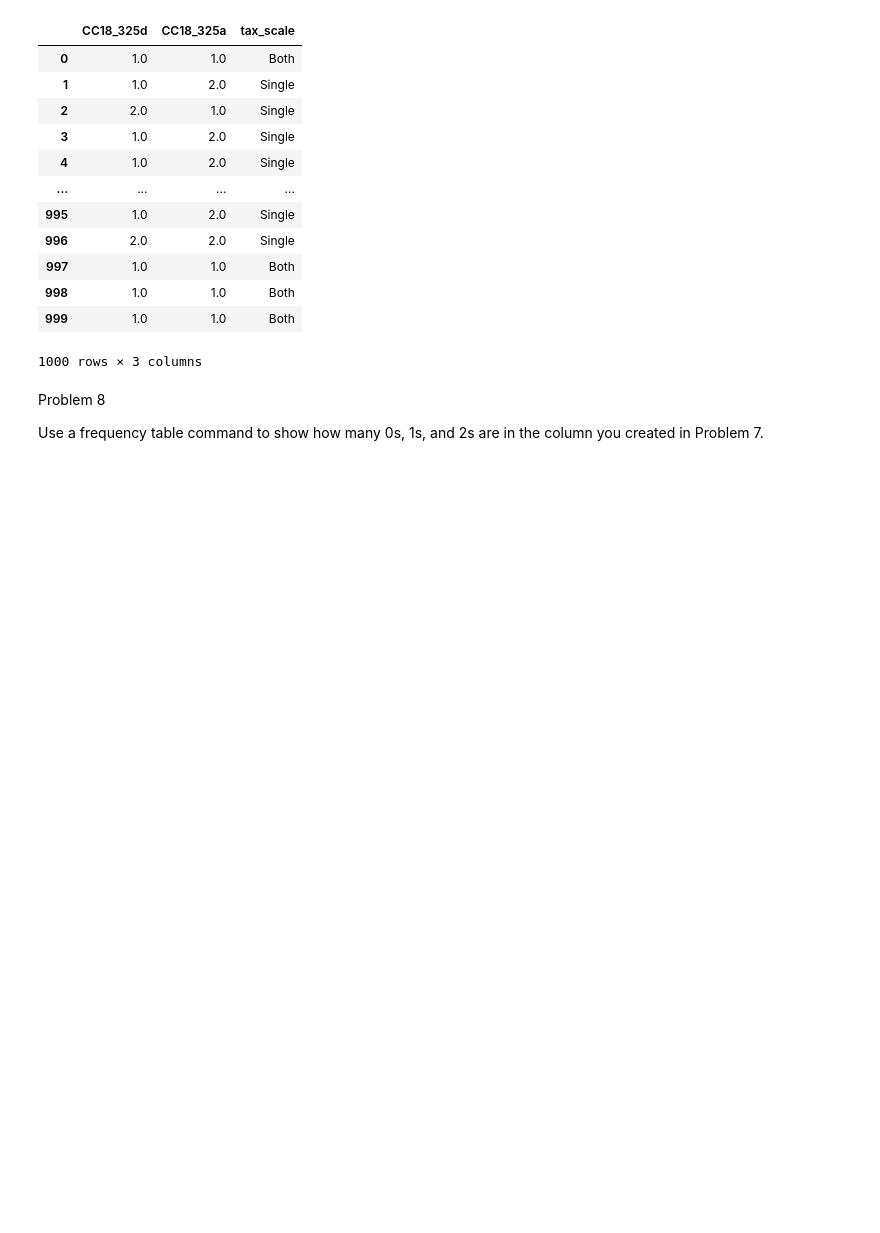
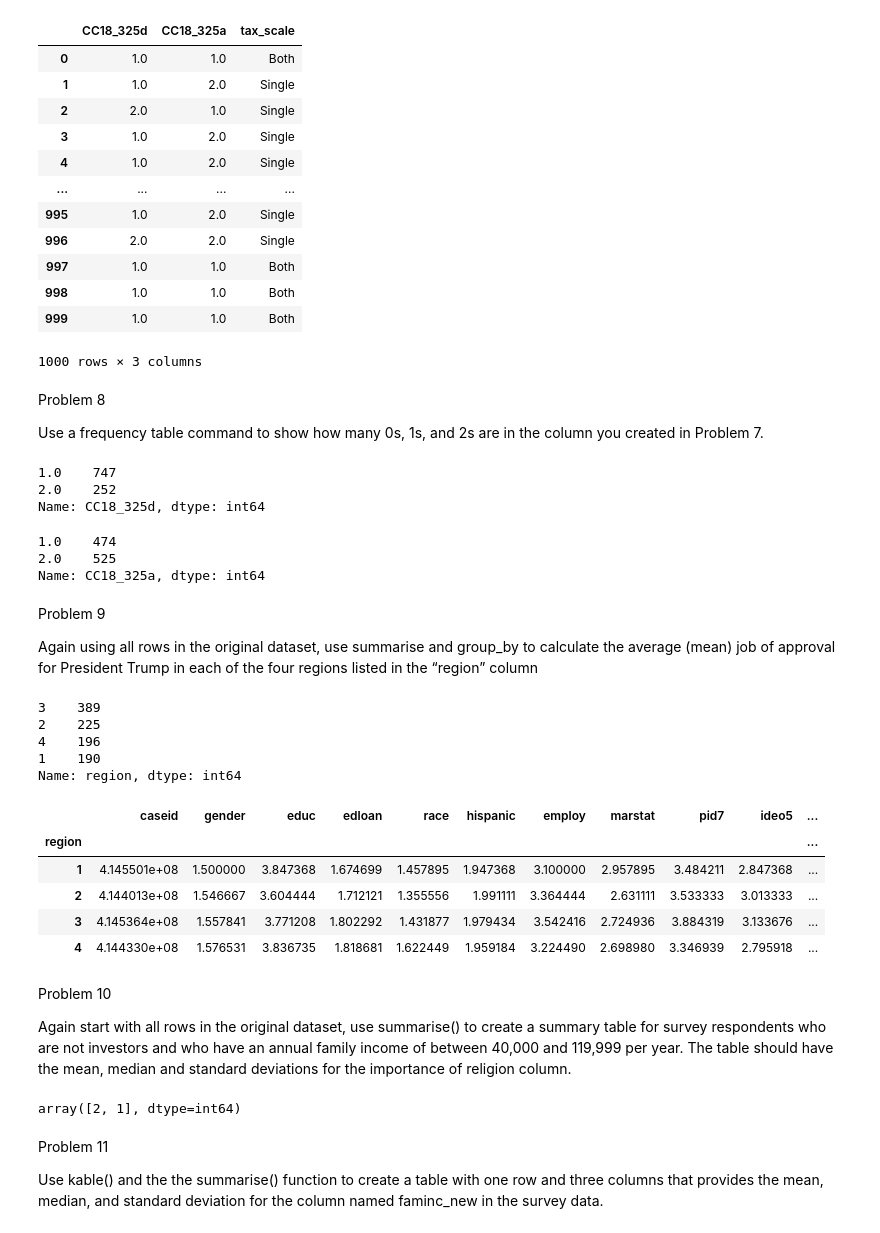
Before and after one commit to dennislamcv1/JHUVisualization, a Jupyter notebook: Getting Started with Data Visualization in R/Your R Markdown Report.ipynb, the cells around one changed output. Cells and saved outputs as stored; diff of their text form; code cells hidden in the pictures; blank space fills up the shorter version.

```diff
--- a/Getting Started with Data Visualization in R/Your R Markdown Report.ipynb
+++ b/Getting Started with Data Visualization in R/Your R Markdown Report.ipynb
@@ -252,3 +243,53 @@ df3
 Problem 8
 
 Use a frequency table command to show how many 0s, 1s, and 2s are in the column you created in Problem 7.
+# %%
+df3["CC18_325d"].value_counts(ascending=False)
+# %% [output]
+1.0    747
+2.0    252
+Name: CC18_325d, dtype: int64
+# %%
+df3["CC18_325a"].value_counts(ascending=True)
+# %% [output]
+1.0    474
+2.0    525
+Name: CC18_325a, dtype: int64
+# %% [markdown]
+Problem 9
+
+Again using all rows in the original dataset, use summarise and group_by to calculate the average (mean)
+job of approval for President Trump in each of the four regions listed in the “region” column
+# %%
+sample.region.value_counts()
+# %% [output]
+3    389
+2    225
+4    196
+1    190
+Name: region, dtype: int64
+# %%
+sample.groupby(["region"]).mean()
+# %% [output]
+|  | caseid | gender | educ | edloan | race | hispanic | employ | marstat | pid7 | ideo5 | ... |
+| region |  |  |  |  |  |  |  |  |  |  | ... |
+| 1 | 4.145501e+08 | 1.500000 | 3.847368 | 1.674699 | 1.457895 | 1.947368 | 3.100000 | 2.957895 | 3.484211 | 2.847368 | ... |
+| 2 | 4.144013e+08 | 1.546667 | 3.604444 | 1.712121 | 1.355556 | 1.991111 | 3.364444 | 2.631111 | 3.533333 | 3.013333 | ... |
+| 3 | 4.145364e+08 | 1.557841 | 3.771208 | 1.802292 | 1.431877 | 1.979434 | 3.542416 | 2.724936 | 3.884319 | 3.133676 | ... |
+| 4 | 4.144330e+08 | 1.576531 | 3.836735 | 1.818681 | 1.622449 | 1.959184 | 3.224490 | 2.698980 | 3.346939 | 2.795918 | ... |
+# %% [markdown]
+Problem 10
+
+Again start with all rows in the original dataset, use summarise() to create a summary table for survey
+respondents who are not investors and who have an annual family income of between 40,000 and 119,999
+per year. The table should have the mean, median and standard deviations for the importance of religion
+column.
+# %%
+sample.investor.unique()
+# %% [output]
+array([2, 1], dtype=int64)
+# %% [markdown]
+Problem 11
+
+Use kable() and the the summarise() function to create a table with one row and three columns that provides
+the mean, median, and standard deviation for the column named faminc_new in the survey data.
```
Also changed, not shown: parts of 11 cells of this notebook, 1 other file.
